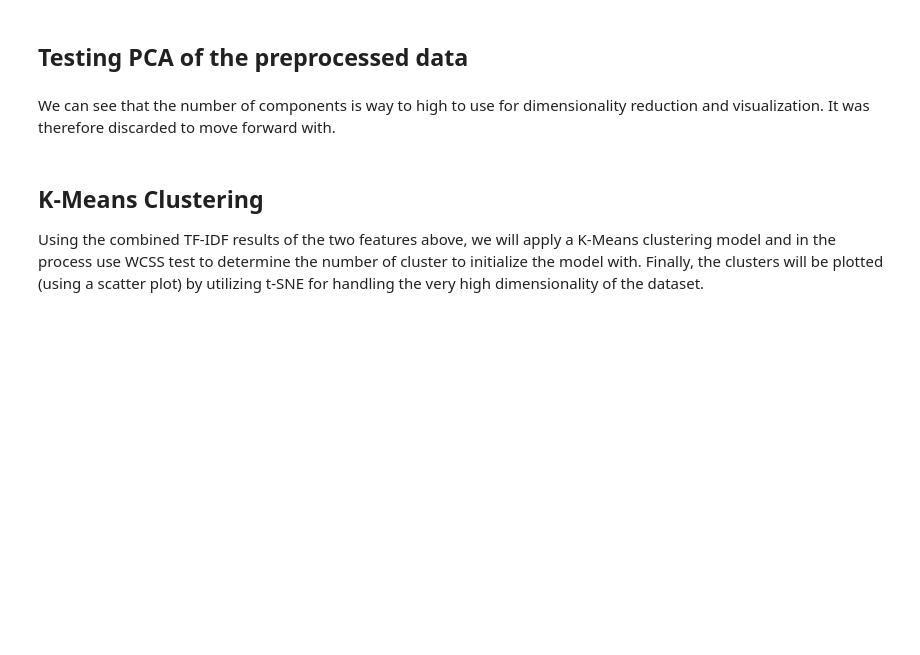
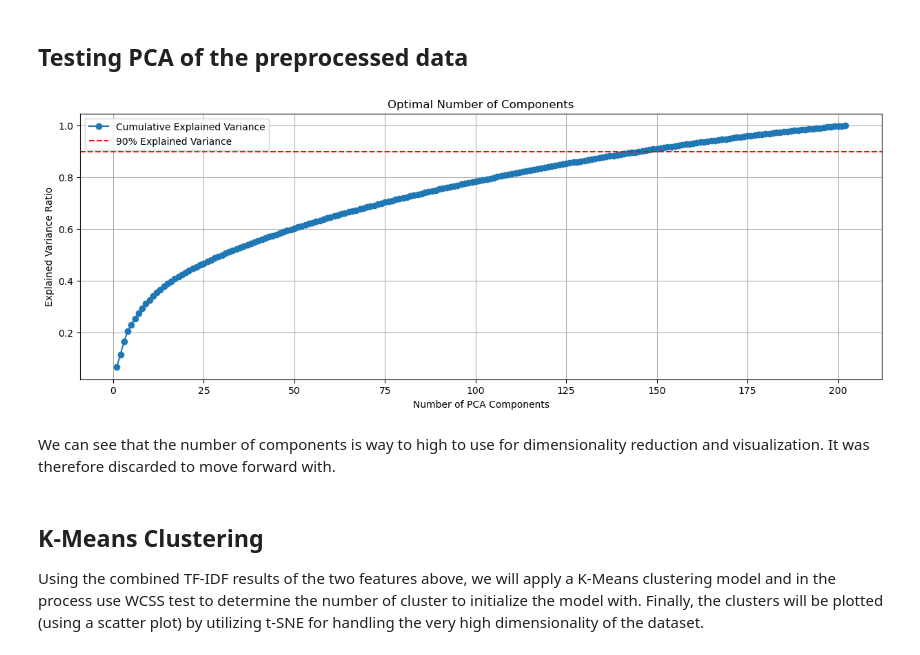
Before and after one commit to JasonMerit/ComputationalTools, a Jupyter notebook: Project/Combined_notebook.ipynb, the cells around one changed output. Cells and saved outputs as stored; diff of their text form; code cells hidden in the pictures; blank space fills up the shorter version.

```diff
--- a/Project/Combined_notebook.ipynb
+++ b/Project/Combined_notebook.ipynb
@@ -493,27 +506,24 @@ tfidf_df_genres
 # %% [markdown]
 ## Testing PCA of the preprocessed data
 # %%
-# Fit PCA
 pca = PCA()
 pca.fit(combined_results.toarray())
 
-# Extract explained variance ratio
 explained_variance_ratio = pca.explained_variance_ratio_
 cumulative_explained_variance = np.cumsum(explained_variance_ratio)
 
-# Plot explained variance ratio
 plt.figure(figsize=(15, 5))
-plt.plot(range(1, len(explained_variance_ratio) + 1), explained_variance_ratio, marker='o', label='Explained Variance Ratio')
-plt.plot(range(1, len(cumulative_explained_variance) + 1), cumulative_explained_variance, marker='s', label='Cumulative Explained Variance')
+plt.plot(range(1, len(cumulative_explained_variance) + 1), cumulative_explained_variance, marker='o', label='Cumulative Explained Variance')
 
-# Add labels and legend
 plt.xlabel('Number of PCA Components')
 plt.ylabel('Explained Variance Ratio')
 plt.title('Optimal Number of Components')
-plt.axhline(y=0.90, color='r', linestyle='--', label='90% Explained Variance')  # Optional threshold
+plt.axhline(y=0.90, color='r', linestyle='--', label='90% Explained Variance')
 plt.legend(loc='best')
 plt.grid()
 plt.show()
+# %% [output]
+[figure, added]
 # %% [markdown]
 We can see that the number of components is way to high to use for dimensionality reduction and visualization. It was therefore discarded to move forward with.
 # %% [markdown]
```
Also changed, not shown: parts of 8 cells of this notebook.
